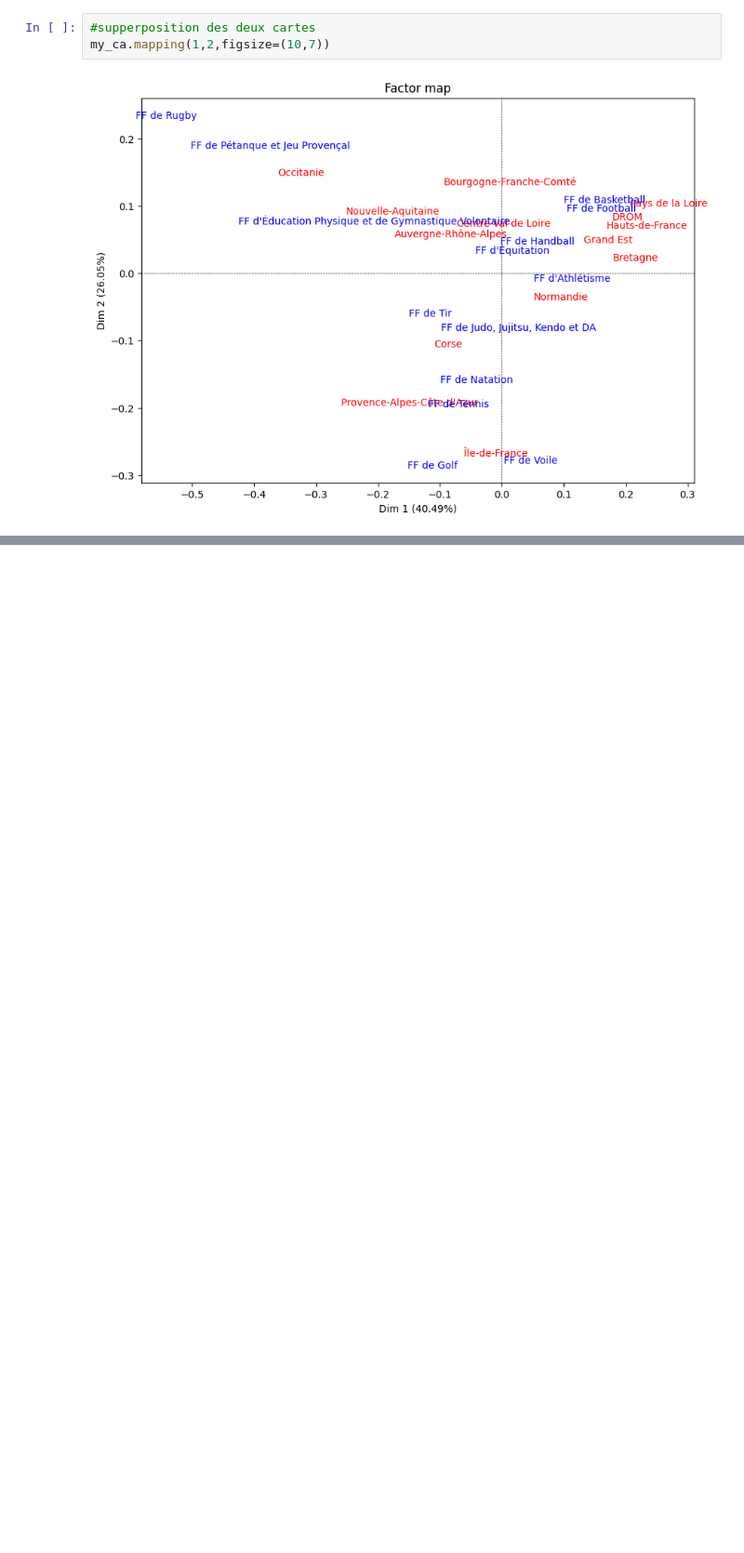
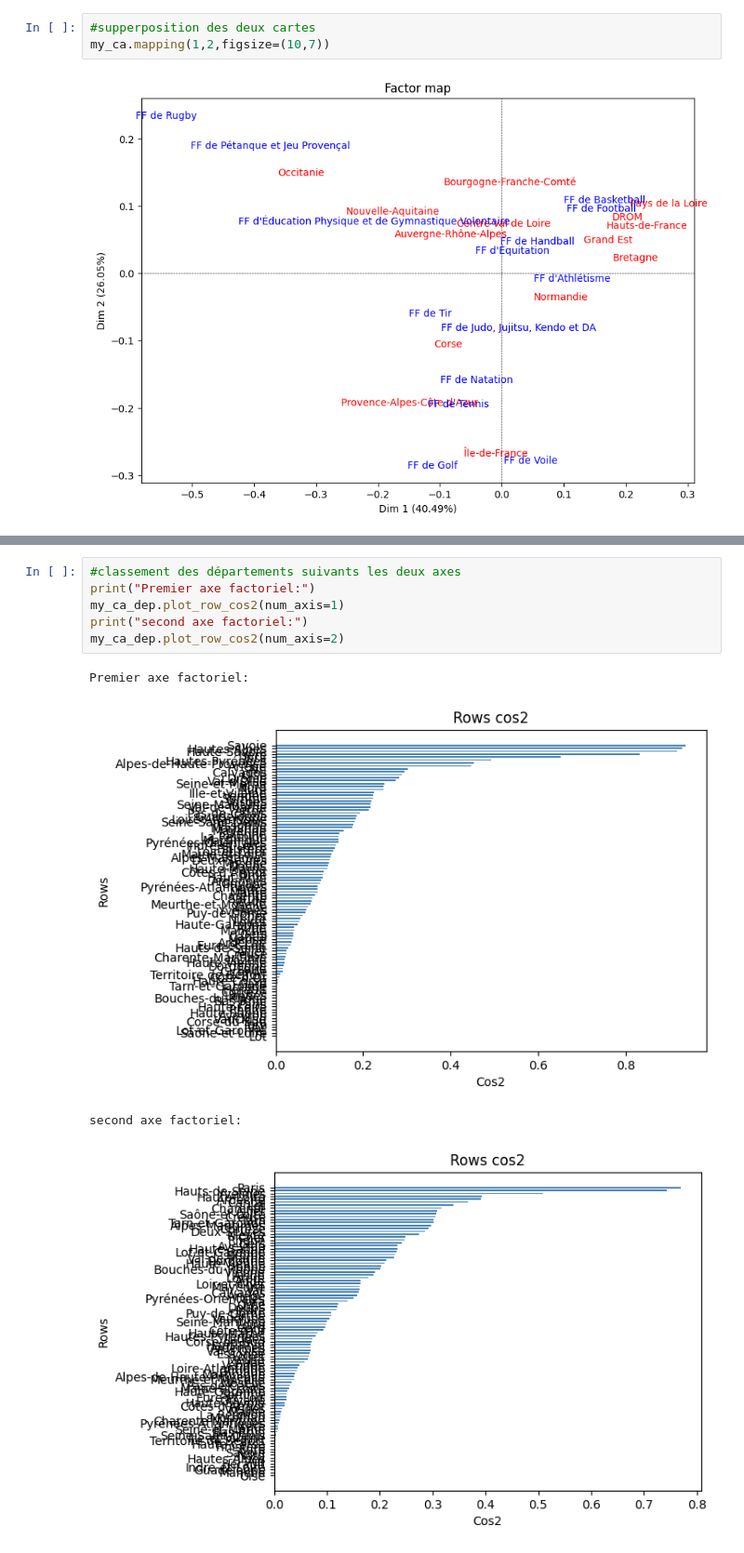
Before and after one commit to paulrsnn/projet-python, a Jupyter notebook: Classification.ipynb, the cells around one changed output, grey strips where cells are left out. Shown at 93% size. Drawn from its saved outputs; the diff is of its cells as text; blank space fills up the shorter version.

```diff
--- a/Classification.ipynb
+++ b/Classification.ipynb
@@ -213,0 +313,11 @@ my_ca.mapping(1,2,figsize=(10,7))
+# %%
+#classement des départements suivants les deux axes
+print("Premier axe factoriel:")
+my_ca_dep.plot_row_cos2(num_axis=1)
+print("second axe factoriel:")
+my_ca_dep.plot_row_cos2(num_axis=2)
+# %% [output]
+Premier axe factoriel:
+[figure, added]
+second axe factoriel:
+[figure, added]
```
Also changed, not shown: parts of 38 cells of this notebook, 5 other files.
